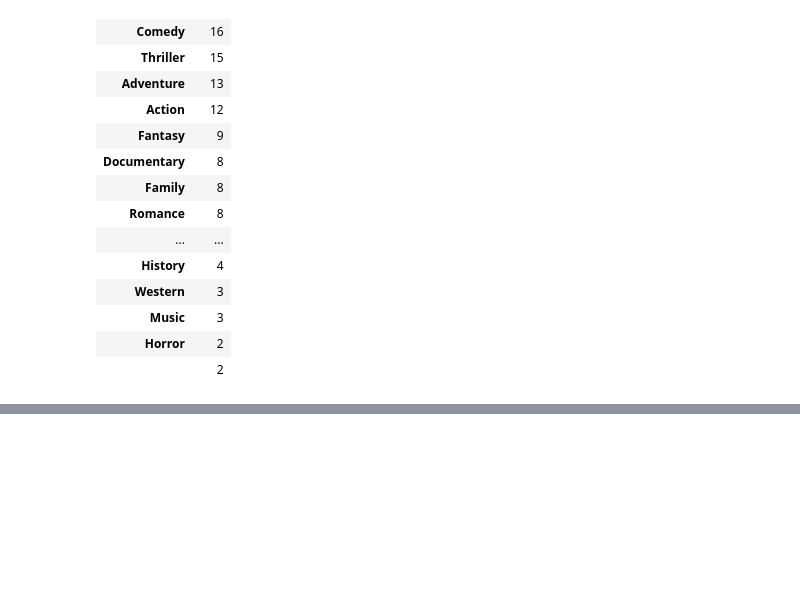
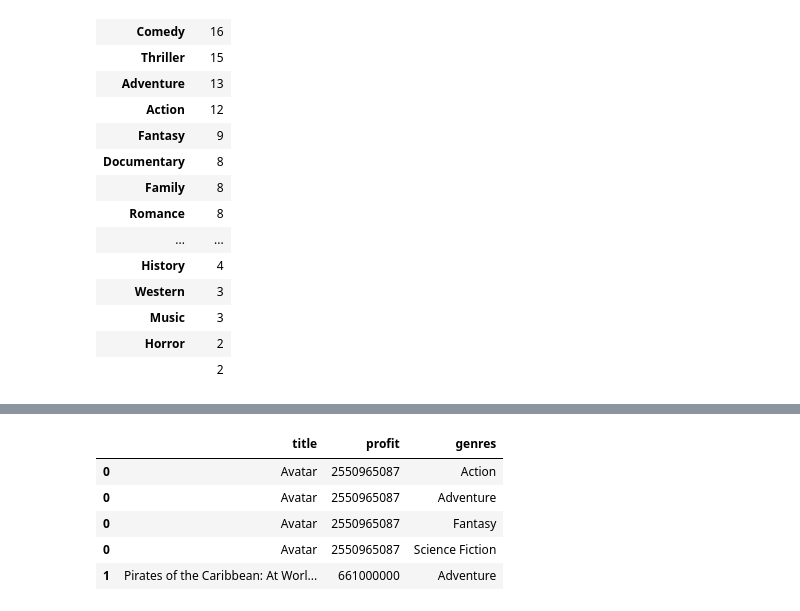
Before and after one commit to mav10/DataAnalysis, a Jupyter notebook: Movie_Dataset.ipynb, the cells around one changed output, grey strips where cells are left out. Saved outputs shown, nothing was run; the diff lists cells and outputs as text; code cells hidden in the pictures; blank space fills up the shorter version.

```diff
--- a/Movie_Dataset.ipynb
+++ b/Movie_Dataset.ipynb
@@ -119,0 +129,10 @@ groupByGenres['title'].plot.barh(stacked=True, title = 'Genres with >= 8 ratings
+# %%
+df2 = df[['title', 'profit','genres']]
+df2.head()
+# %% [output]
+|  | title | profit | genres |
+| 0 | Avatar | 2550965087 | Action |
+| 0 | Avatar | 2550965087 | Adventure |
+| 0 | Avatar | 2550965087 | Fantasy |
+| 0 | Avatar | 2550965087 | Science Fiction |
+| 1 | Pirates of the Caribbean: At Worl... | 661000000 | Adventure |
```
Also changed, not shown: parts of 5 cells of this notebook.
